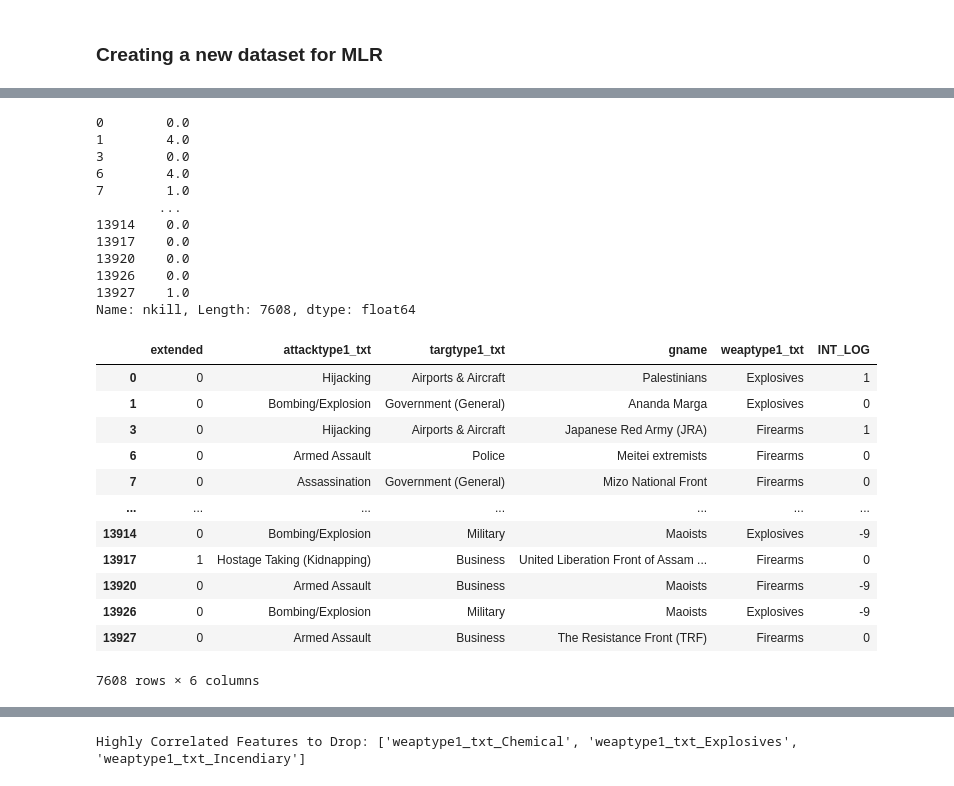
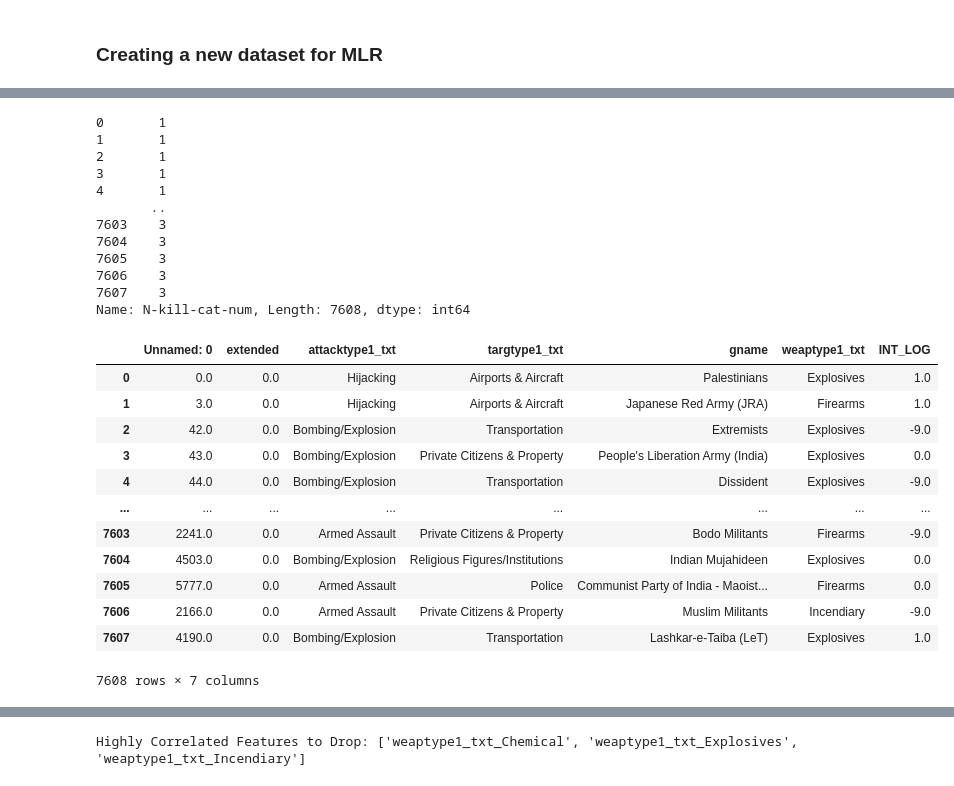
Before and after one commit to GaadhaR06/AP-Project, a Jupyter notebook: AP-DataCleaning.ipynb, the cells around one changed output, grey strips where cells are left out. Cells and saved outputs as stored; diff of their text form; code cells hidden in the pictures.

```diff
--- a/AP-DataCleaning.ipynb
+++ b/AP-DataCleaning.ipynb
@@ -161,0 +163,3 @@ terrMLR
+# %%
+terr = pd.read_excel('TerrMLR.xlsx')
+terr
@@ -162,7 +180,9 @@ terrMLR
 # %%
-terr = terrMLR.dropna(how = "any")
+terr = terr.dropna(how = "any")
 # %%
 terr = terr[~terr.eq("Unknown").any(axis=1)]
+# %%
+terr = terr.drop(['nkill', 'n-kill-cat'], axis = 1)
 # %%
 terr
 # %% [output]
@@ -182,36 +202,36 @@ terr
 # %%
-y = terr['nkill']
+y = terr['N-kill-cat-num']
 y
 # %% [output]
-0        0.0
-1        4.0
-3        0.0
-6        4.0
-7        1.0
-        ...
-13914    0.0
-13917    0.0
-13920    0.0
-13926    0.0
-13927    1.0
-Name: nkill, Length: 7608, dtype: float64
+0       1
+1       1
+2       1
+3       1
+4       1
+       ..
+7603    3
+7604    3
+7605    3
+7606    3
+7607    3
+Name: N-kill-cat-num, Length: 7608, dtype: int64
 # %%
-X = terr.drop(['nkill'], axis = 1)
+X = terr.drop(['N-kill-cat-num'], axis = 1)
 X
 # %% [output]
-|  | extended | attacktype1_txt | targtype1_txt | gname | weaptype1_txt | INT_LOG |
-| 0 | 0 | Hijacking | Airports & Aircraft | Palestinians | Explosives | 1 |
-| 1 | 0 | Bombing/Explosion | Government (General) | Ananda Marga | Explosives | 0 |
-| 3 | 0 | Hijacking | Airports & Aircraft | Japanese Red Army (JRA) | Firearms | 1 |
-| 6 | 0 | Armed Assault | Police | Meitei extremists | Firearms | 0 |
-| 7 | 0 | Assassination | Government (General) | Mizo National Front | Firearms | 0 |
-| ... | ... | ... | ... | ... | ... | ... |
-| 13914 | 0 | Bombing/Explosion | Military | Maoists | Explosives | -9 |
-| 13917 | 1 | Hostage Taking (Kidnapping) | Business | United Liberation Front of Assam ... | Firearms | 0 |
-| 13920 | 0 | Armed Assault | Business | Maoists | Firearms | -9 |
-| 13926 | 0 | Bombing/Explosion | Military | Maoists | Explosives | -9 |
-| 13927 | 0 | Armed Assault | Business | The Resistance Front (TRF) | Firearms | 0 |
+|  | Unnamed: 0 | extended | attacktype1_txt | targtype1_txt | gname | weaptype1_txt | INT_LOG |
+| 0 | 0.0 | 0.0 | Hijacking | Airports & Aircraft | Palestinians | Explosives | 1.0 |
+| 1 | 3.0 | 0.0 | Hijacking | Airports & Aircraft | Japanese Red Army (JRA) | Firearms | 1.0 |
+| 2 | 42.0 | 0.0 | Bombing/Explosion | Transportation | Extremists | Explosives | -9.0 |
+| 3 | 43.0 | 0.0 | Bombing/Explosion | Private Citizens & Property | People's Liberation Army (India) | Explosives | 0.0 |
+| 4 | 44.0 | 0.0 | Bombing/Explosion | Transportation | Dissident | Explosives | -9.0 |
+| ... | ... | ... | ... | ... | ... | ... | ... |
+| 7603 | 2241.0 | 0.0 | Armed Assault | Private Citizens & Property | Bodo Militants | Firearms | -9.0 |
+| 7604 | 4503.0 | 0.0 | Bombing/Explosion | Religious Figures/Institutions | Indian Mujahideen | Explosives | 0.0 |
+| 7605 | 5777.0 | 0.0 | Armed Assault | Police | Communist Party of India - Maoist... | Firearms | 0.0 |
+| 7606 | 2166.0 | 0.0 | Armed Assault | Private Citizens & Property | Muslim Militants | Incendiary | -9.0 |
+| 7607 | 4190.0 | 0.0 | Bombing/Explosion | Transportation | Lashkar-e-Taiba (LeT) | Explosives | 1.0 |
-7608 rows × 6 columns
+7608 rows × 7 columns
 # %%
 X_1=pd.get_dummies(X,dtype=int)
 X_1
```
Also changed, not shown: parts of 30 cells of this notebook, 2 other files.
